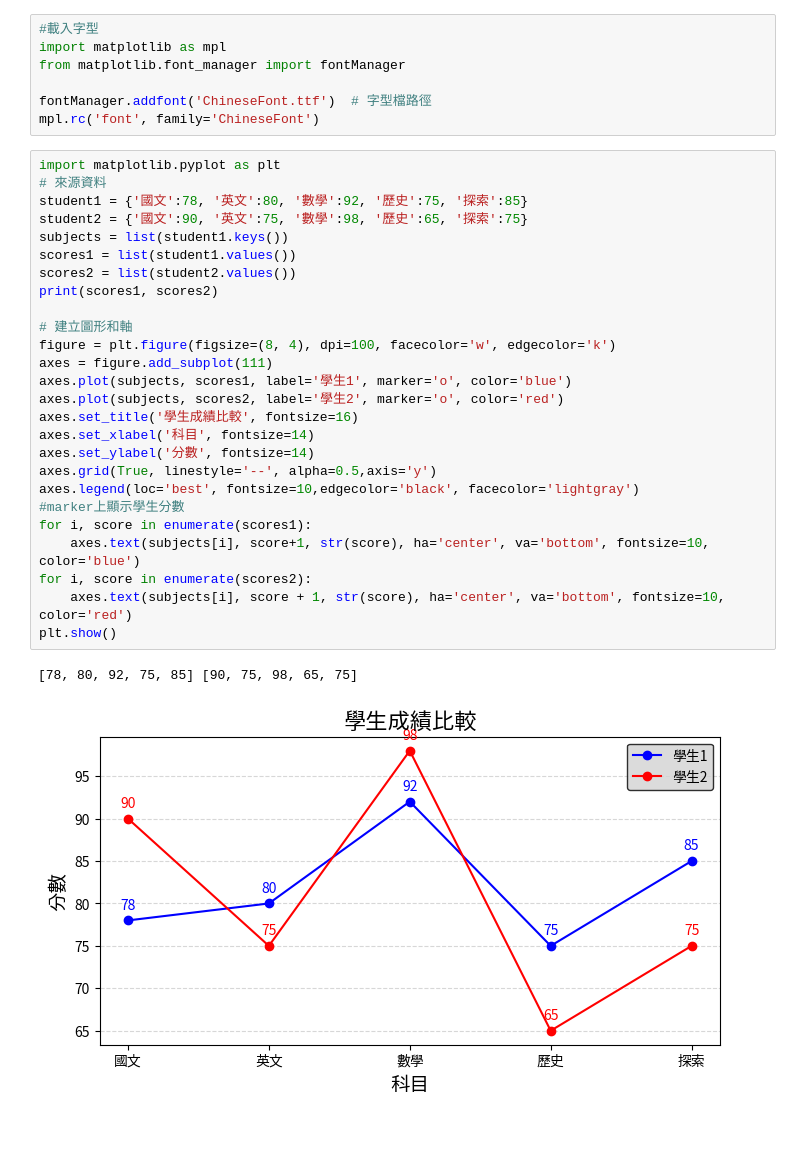
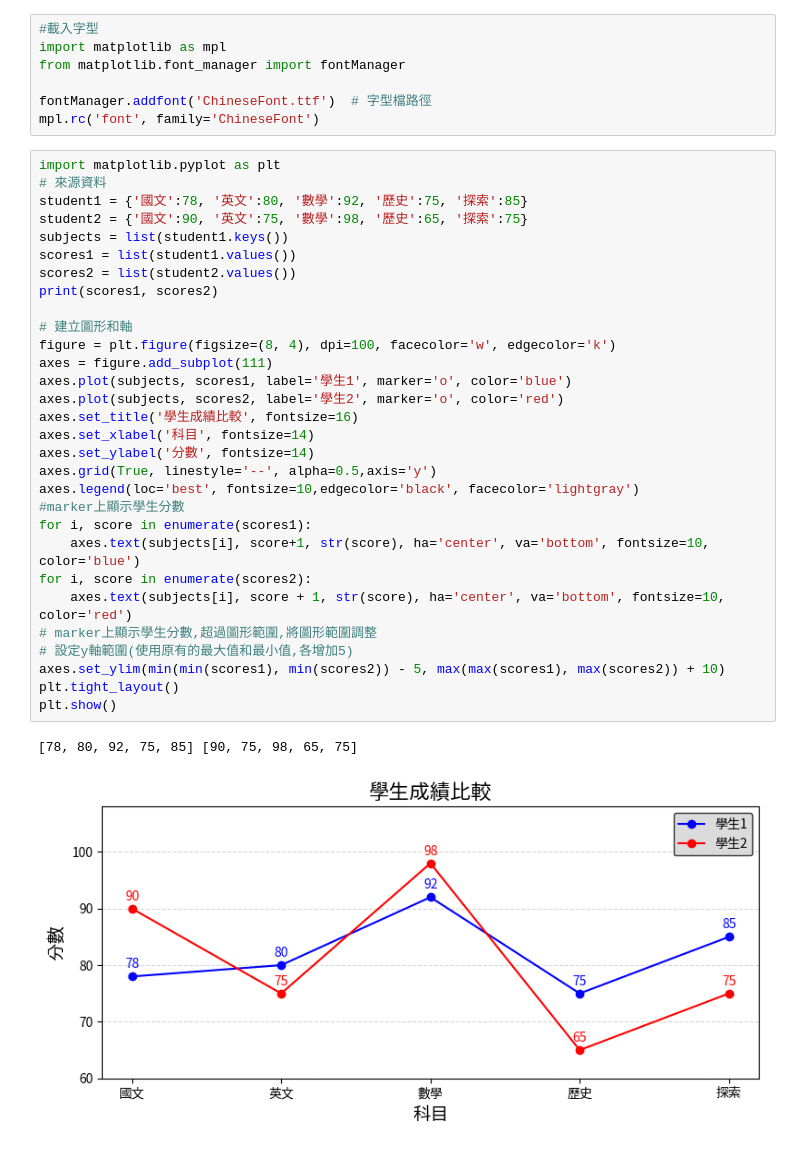
Before and after one commit to roberthsu2003/__2025_06_25_aiAnalysis_1_3__, a Jupyter notebook: lesson14/lesson14_2.ipynb, the cells around one changed output. Cells and saved outputs as stored; diff of their text form.

```diff
--- a/lesson14/lesson14_2.ipynb
+++ b/lesson14/lesson14_2.ipynb
@@ -8,29 +8,33 @@ mpl.rc('font', family='ChineseFont')
 # %%
 import matplotlib.pyplot as plt
 # 來源資料
 student1 = {'國文':78, '英文':80, '數學':92, '歷史':75, '探索':85}
 student2 = {'國文':90, '英文':75, '數學':98, '歷史':65, '探索':75}
 subjects = list(student1.keys())
 scores1 = list(student1.values())
 scores2 = list(student2.values())
 print(scores1, scores2)
 
 # 建立圖形和軸
 figure = plt.figure(figsize=(8, 4), dpi=100, facecolor='w', edgecolor='k')
 axes = figure.add_subplot(111)
 axes.plot(subjects, scores1, label='學生1', marker='o', color='blue')
 axes.plot(subjects, scores2, label='學生2', marker='o', color='red')
 axes.set_title('學生成績比較', fontsize=16)
 axes.set_xlabel('科目', fontsize=14)
 axes.set_ylabel('分數', fontsize=14)
 axes.grid(True, linestyle='--', alpha=0.5,axis='y')
 axes.legend(loc='best', fontsize=10,edgecolor='black', facecolor='lightgray')
 #marker上顯示學生分數
 for i, score in enumerate(scores1):
     axes.text(subjects[i], score+1, str(score), ha='center', va='bottom', fontsize=10, color='blue')
 for i, score in enumerate(scores2):
     axes.text(subjects[i], score + 1, str(score), ha='center', va='bottom', fontsize=10, color='red')
+# marker上顯示學生分數,超過圖形範圍,將圖形範圍調整
+# 設定y軸範圍(使用原有的最大值和最小值,各增加5)
+axes.set_ylim(min(min(scores1), min(scores2)) - 5, max(max(scores1), max(scores2)) + 10)
+plt.tight_layout()
 plt.show()
 # %% [output]
 [78, 80, 92, 75, 85] [90, 75, 98, 65, 75]
-[figure, old version]
+[figure, new version]
```
